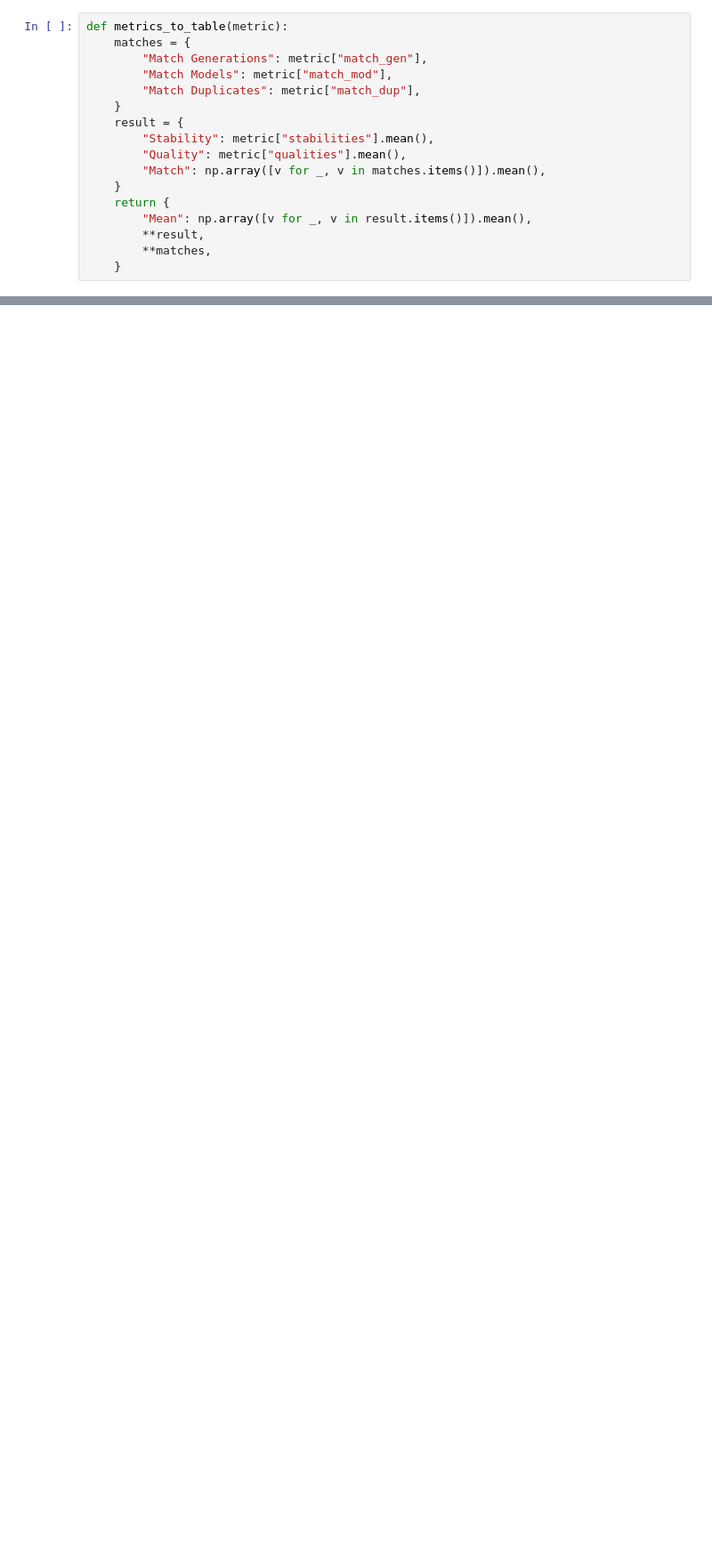
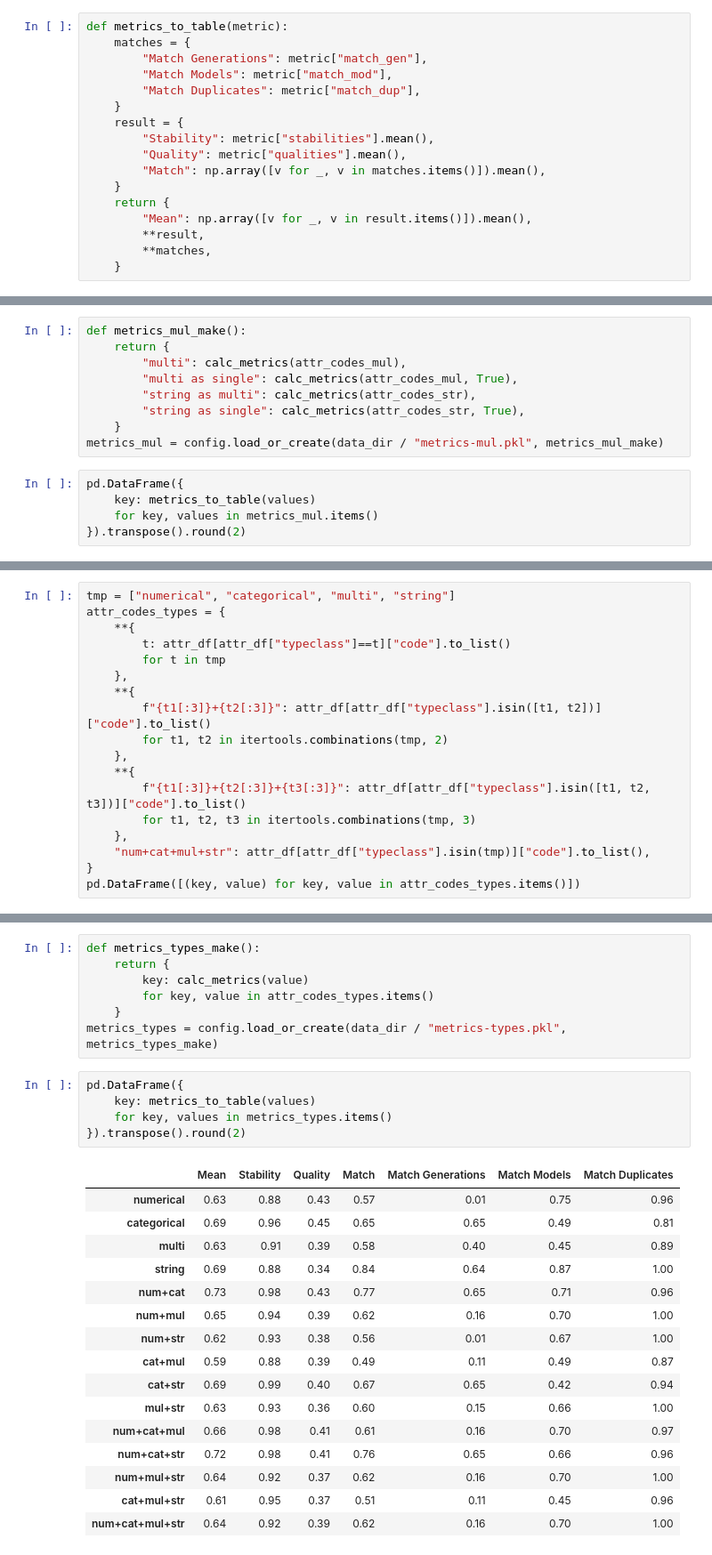
Before and after one commit to hd-code/ma-product-clustering, a Jupyter notebook: cluster-analysis/notebooks/clustering/2-phones.ipynb, the cells around one changed output, grey strips where cells are left out. Shown: that part at 89% size. Cells and saved outputs as stored; diff of their text form; blank space fills up the shorter version.

```diff
--- a/cluster-analysis/notebooks/clustering/2-phones.ipynb
+++ b/cluster-analysis/notebooks/clustering/2-phones.ipynb
@@ -479,0 +254,14 @@ pd.DataFrame({
+# %%
+def metrics_mul_make():
+    return {
+        "multi": calc_metrics(attr_codes_mul),
+        "multi as single": calc_metrics(attr_codes_mul, True),
+        "string as multi": calc_metrics(attr_codes_str),
+        "string as single": calc_metrics(attr_codes_str, True),
+    }
+metrics_mul = config.load_or_create(data_dir / "metrics-mul.pkl", metrics_mul_make)
+# %%
+pd.DataFrame({
+    key: metrics_to_table(values)
+    for key, values in metrics_mul.items()
+}).transpose().round(2)
@@ -479,0 +276,18 @@ pd.DataFrame({
+# %%
+tmp = ["numerical", "categorical", "multi", "string"]
+attr_codes_types = {
+    **{
+        t: attr_df[attr_df["typeclass"]==t]["code"].to_list()
+        for t in tmp
+    },
+    **{
+        f"{t1[:3]}+{t2[:3]}": attr_df[attr_df["typeclass"].isin([t1, t2])]["code"].to_list()
+        for t1, t2 in itertools.combinations(tmp, 2)
+    },
+    **{
+        f"{t1[:3]}+{t2[:3]}+{t3[:3]}": attr_df[attr_df["typeclass"].isin([t1, t2, t3])]["code"].to_list()
+        for t1, t2, t3 in itertools.combinations(tmp, 3)
+    },
+    "num+cat+mul+str": attr_df[attr_df["typeclass"].isin(tmp)]["code"].to_list(),
+}
+pd.DataFrame([(key, value) for key, value in attr_codes_types.items()])
@@ -479,0 +311,29 @@ pd.DataFrame({
+# %%
+def metrics_types_make():
+    return {
+        key: calc_metrics(value)
+        for key, value in attr_codes_types.items()
+    }
+metrics_types = config.load_or_create(data_dir / "metrics-types.pkl", metrics_types_make)
+# %%
+pd.DataFrame({
+    key: metrics_to_table(values)
+    for key, values in metrics_types.items()
+}).transpose().round(2)
+# %% [output]
+|  | Mean | Stability | Quality | Match | Match Generations | Match Models | Match Duplicates |
+| numerical | 0.63 | 0.88 | 0.43 | 0.57 | 0.01 | 0.75 | 0.96 |
+| categorical | 0.69 | 0.96 | 0.45 | 0.65 | 0.65 | 0.49 | 0.81 |
+| multi | 0.63 | 0.91 | 0.39 | 0.58 | 0.40 | 0.45 | 0.89 |
+| string | 0.69 | 0.88 | 0.34 | 0.84 | 0.64 | 0.87 | 1.00 |
+| num+cat | 0.73 | 0.98 | 0.43 | 0.77 | 0.65 | 0.71 | 0.96 |
+| num+mul | 0.65 | 0.94 | 0.39 | 0.62 | 0.16 | 0.70 | 1.00 |
+| num+str | 0.62 | 0.93 | 0.38 | 0.56 | 0.01 | 0.67 | 1.00 |
+| cat+mul | 0.59 | 0.88 | 0.39 | 0.49 | 0.11 | 0.49 | 0.87 |
+| cat+str | 0.69 | 0.99 | 0.40 | 0.67 | 0.65 | 0.42 | 0.94 |
+| mul+str | 0.63 | 0.93 | 0.36 | 0.60 | 0.15 | 0.66 | 1.00 |
+| num+cat+mul | 0.66 | 0.98 | 0.41 | 0.61 | 0.16 | 0.70 | 0.97 |
+| num+cat+str | 0.72 | 0.98 | 0.41 | 0.76 | 0.65 | 0.66 | 0.96 |
+| num+mul+str | 0.64 | 0.92 | 0.37 | 0.62 | 0.16 | 0.70 | 1.00 |
+| cat+mul+str | 0.61 | 0.95 | 0.37 | 0.51 | 0.11 | 0.45 | 0.96 |
+| num+cat+mul+str | 0.64 | 0.92 | 0.39 | 0.62 | 0.16 | 0.70 | 1.00 |
```
Also changed, not shown: parts of 45 cells of this notebook, 5 other files.
